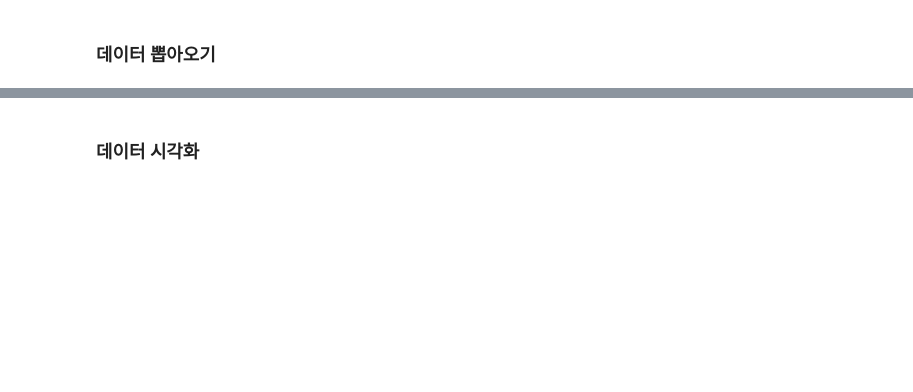
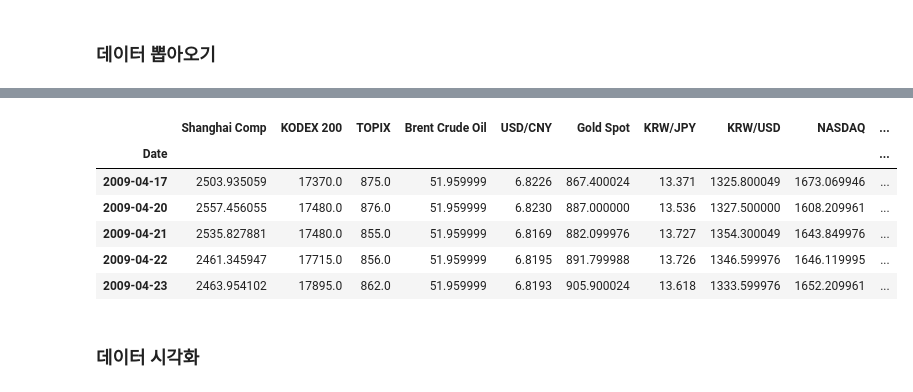
Before and after one commit to Dooman-cloud/TS-RL---, a Jupyter notebook: notebooks/sharing/01.data_collection.ipynb, the cells around one changed output, grey strips where cells are left out. Drawn from its saved outputs; the diff is of its cells as text; code cells hidden in the pictures; blank space fills up the shorter version.

```diff
--- a/notebooks/sharing/01.data_collection.ipynb
+++ b/notebooks/sharing/01.data_collection.ipynb
@@ -48,2 +104,12 @@ data_2009=data.copy()
+# %%
+data_2009.head()
+# %% [output]
+|  | Shanghai Comp | KODEX 200 | TOPIX | Brent Crude Oil | USD/CNY | Gold Spot | KRW/JPY | KRW/USD | NASDAQ | ... |
+| Date |  |  |  |  |  |  |  |  |  | ... |
+| 2009-04-17 | 2503.935059 | 17370.0 | 875.0 | 51.959999 | 6.8226 | 867.400024 | 13.371 | 1325.800049 | 1673.069946 | ... |
+| 2009-04-20 | 2557.456055 | 17480.0 | 876.0 | 51.959999 | 6.8230 | 887.000000 | 13.536 | 1327.500000 | 1608.209961 | ... |
+| 2009-04-21 | 2535.827881 | 17480.0 | 855.0 | 51.959999 | 6.8169 | 882.099976 | 13.727 | 1354.300049 | 1643.849976 | ... |
+| 2009-04-22 | 2461.345947 | 17715.0 | 856.0 | 51.959999 | 6.8195 | 891.799988 | 13.726 | 1346.599976 | 1646.119995 | ... |
+| 2009-04-23 | 2463.954102 | 17895.0 | 862.0 | 51.959999 | 6.8193 | 905.900024 | 13.618 | 1333.599976 | 1652.209961 | ... |
 # %%
 #data_8을 csv파일로 저장하는 코드
```
Also changed, not shown: parts of 5 cells of this notebook, 9 other files.
